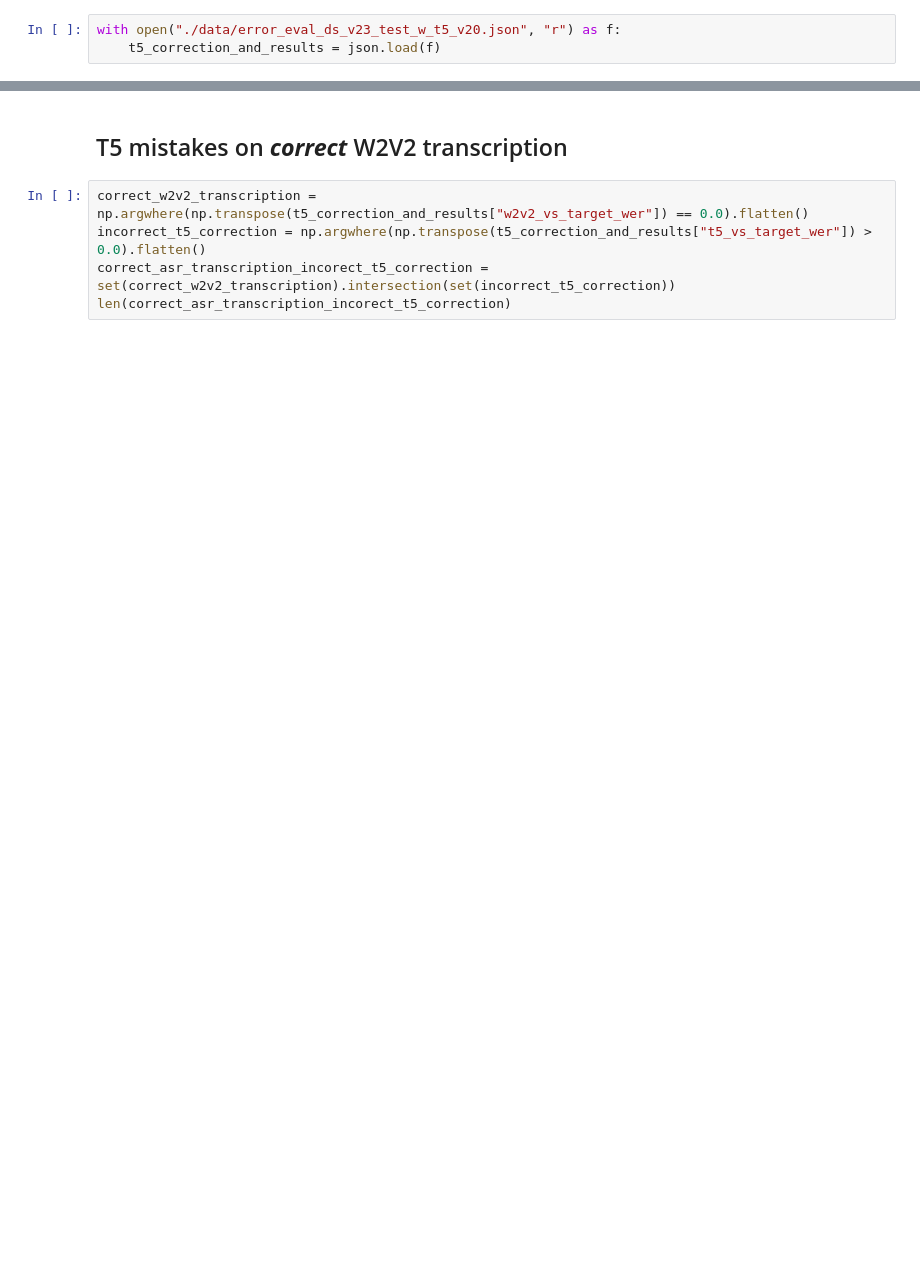
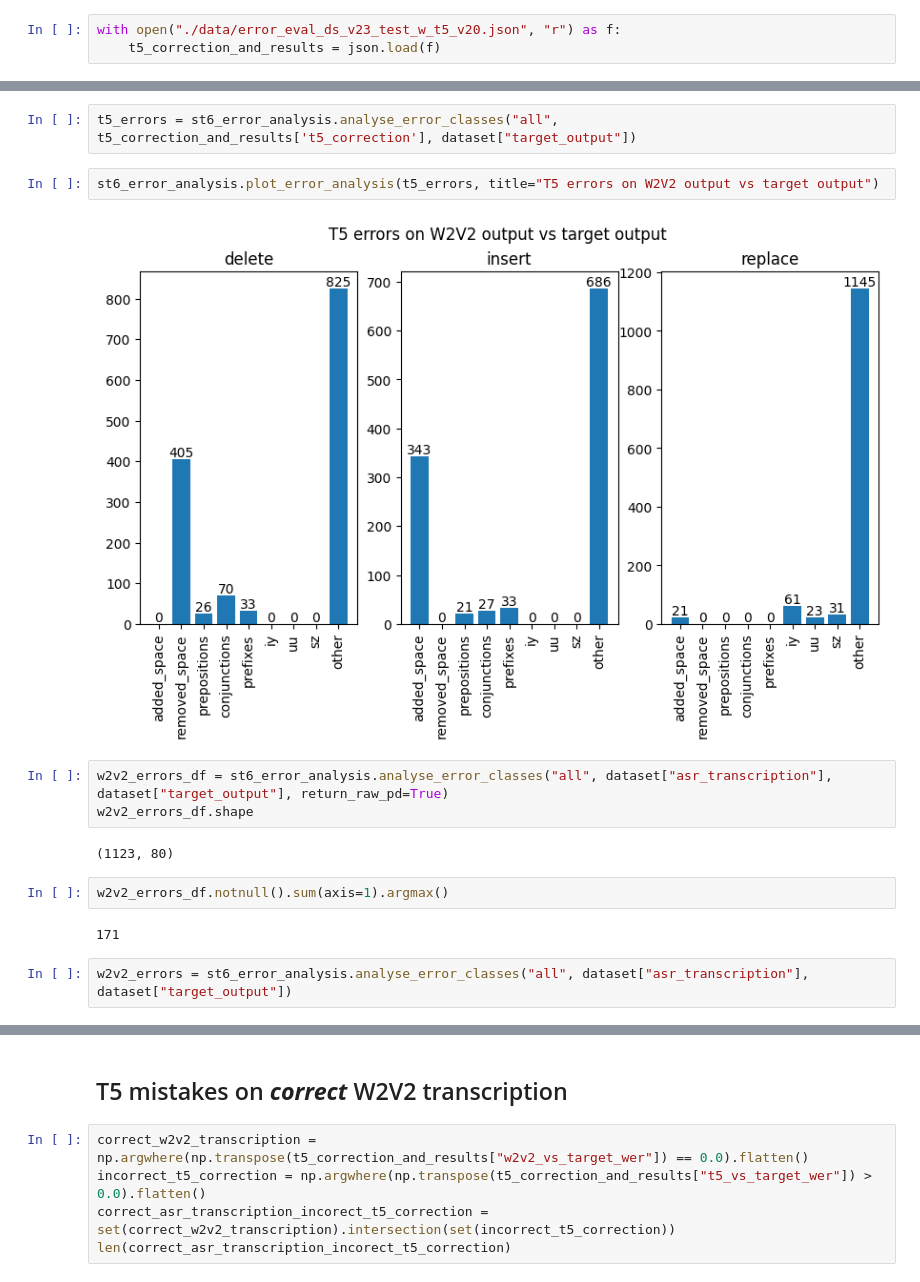
Before and after one commit to sulcm/wav2vec2-w-T5-cs, a Jupyter notebook: error_eval.ipynb, the cells around one changed output, grey strips where cells are left out. Cells and saved outputs as stored; diff of their text form; blank space fills up the shorter version.

Commit message:
model error analysis, classification

```diff
--- a/error_eval.ipynb
+++ b/error_eval.ipynb
@@ -203,0 +296,17 @@ def compare_outputs(idx: int) -> None:
+# %%
+t5_errors = st6_error_analysis.analyse_error_classes("all", t5_correction_and_results['t5_correction'], dataset["target_output"])
+# %%
+st6_error_analysis.plot_error_analysis(t5_errors, title="T5 errors on W2V2 output vs target output")
+# %% [output]
+[figure, added]
+# %%
+w2v2_errors_df = st6_error_analysis.analyse_error_classes("all", dataset["asr_transcription"], dataset["target_output"], return_raw_pd=True)
+w2v2_errors_df.shape
+# %% [output]
+(1123, 80)
+# %%
+w2v2_errors_df.notnull().sum(axis=1).argmax()
+# %% [output]
+171
+# %%
+w2v2_errors = st6_error_analysis.analyse_error_classes("all", dataset["asr_transcription"], dataset["target_output"])
```
Also changed, not shown: parts of 23 cells of this notebook, 6 other files.
